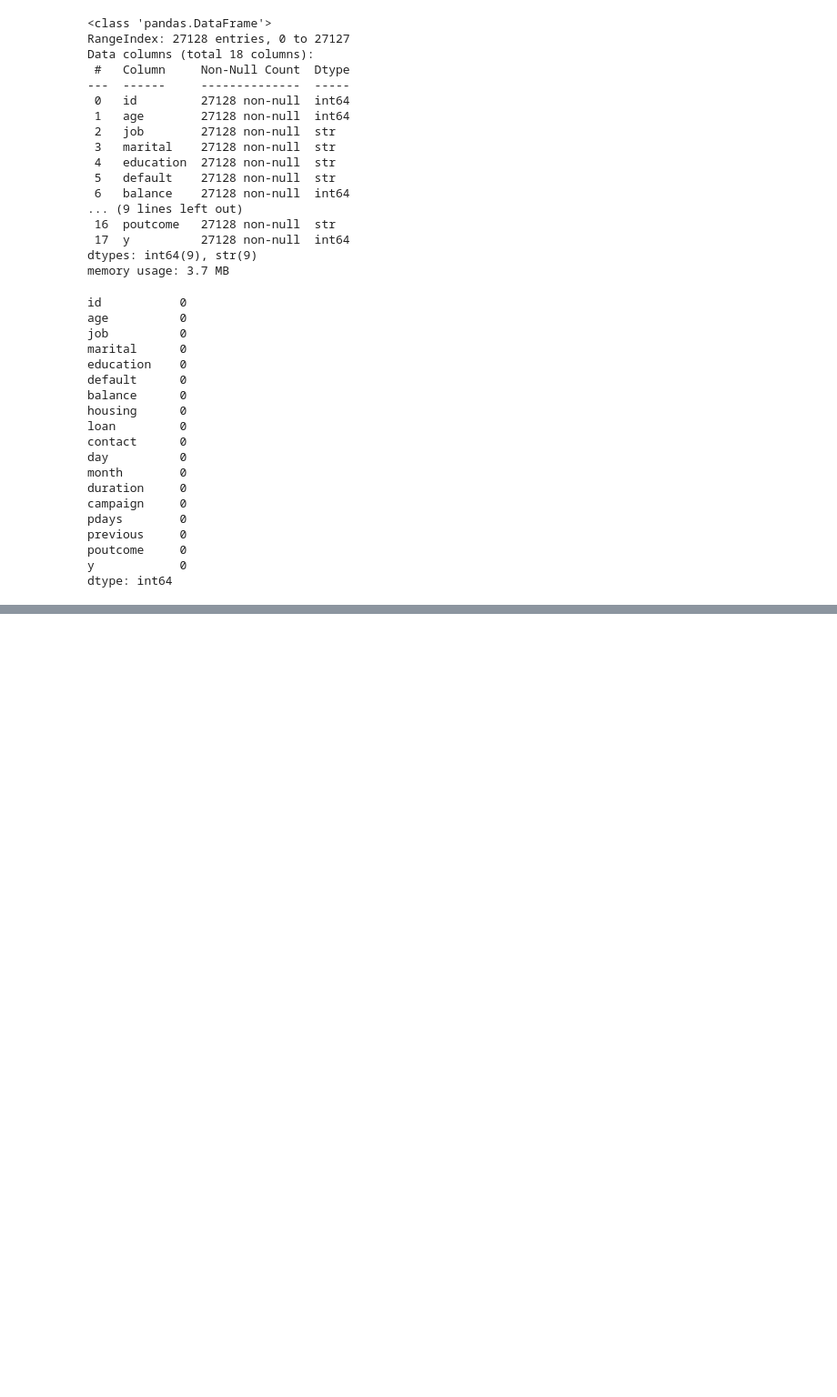
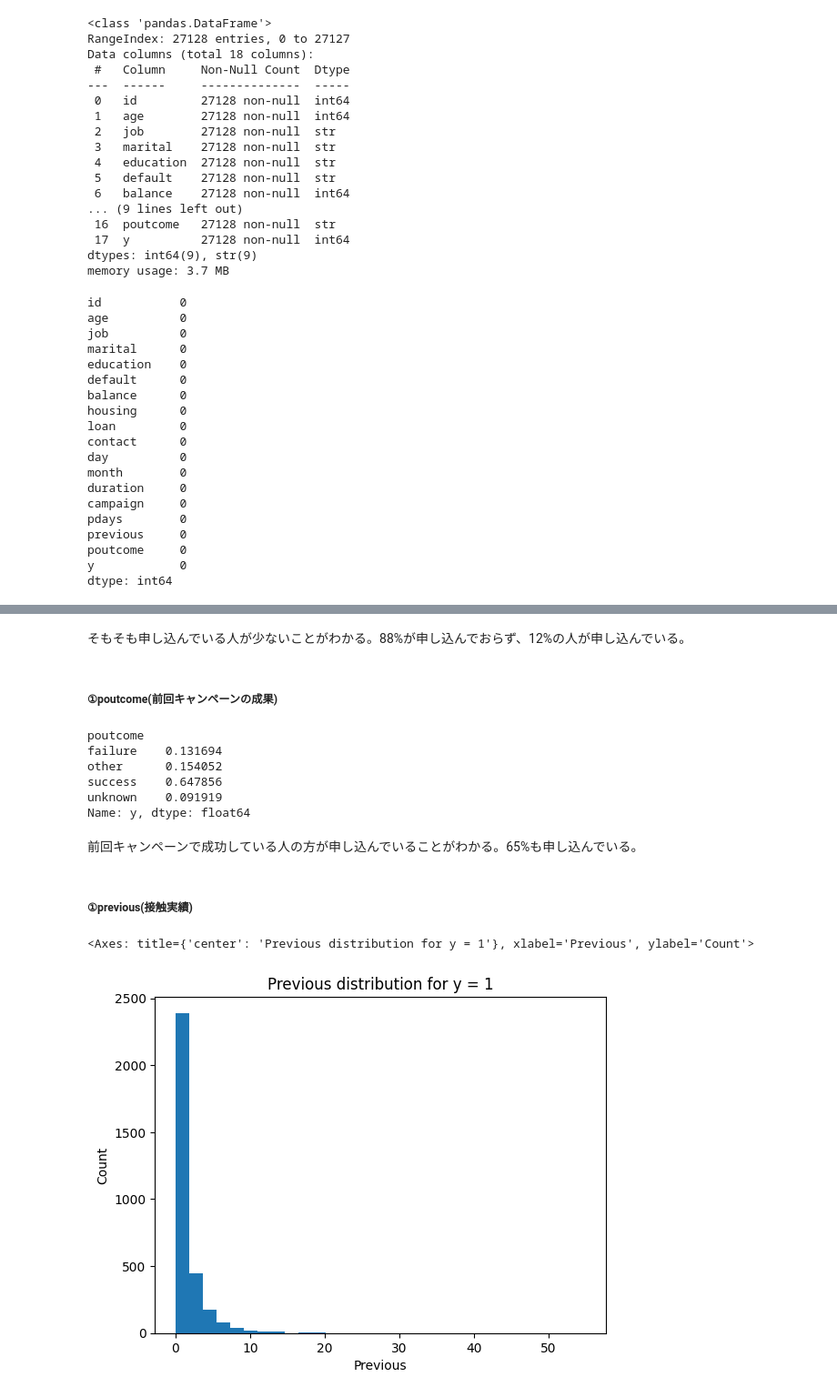
Before and after one commit to runa-yamauchi-dev/SIGNATE_Practice, a Jupyter notebook: competition02_Bank/notebook/Bank.ipynb, the cells around one changed output, grey strips where cells are left out. Shown at 91% size. Cells and saved outputs as stored; diff of their text form; code cells hidden in the pictures; blank space fills up the shorter version.

```diff
--- a/competition02_Bank/notebook/Bank.ipynb
+++ b/competition02_Bank/notebook/Bank.ipynb
@@ -107,0 +154,28 @@ train.describe()
+# %% [markdown]
+そもそも申し込んでいる人が少ないことがわかる。88%が申し込んでおらず、12%の人が申し込んでいる。
+# %% [markdown]
+##### ①poutcome(前回キャンペーンの成果)
+# %%
+train.groupby("poutcome")["y"].mean()
+# %% [output]
+poutcome
+failure    0.131694
+other      0.154052
+success    0.647856
+unknown    0.091919
+Name: y, dtype: float64
+# %% [markdown]
+前回キャンペーンで成功している人の方が申し込んでいることがわかる。65%も申し込んでいる。
+# %% [markdown]
+##### ①previous(接触実績)
+# %%
+train[train["y"] == 1]["previous"].plot(
+  kind = "hist",
+  bins = 30,
+  title = "Previous distribution for y = 1",
+  xlabel = "Previous",
+  ylabel = "Count",
+)
+# %% [output]
+<Axes: title={'center': 'Previous distribution for y = 1'}, xlabel='Previous', ylabel='Count'>
+[figure, added]
```
Also changed, not shown: parts of 20 cells of this notebook.
